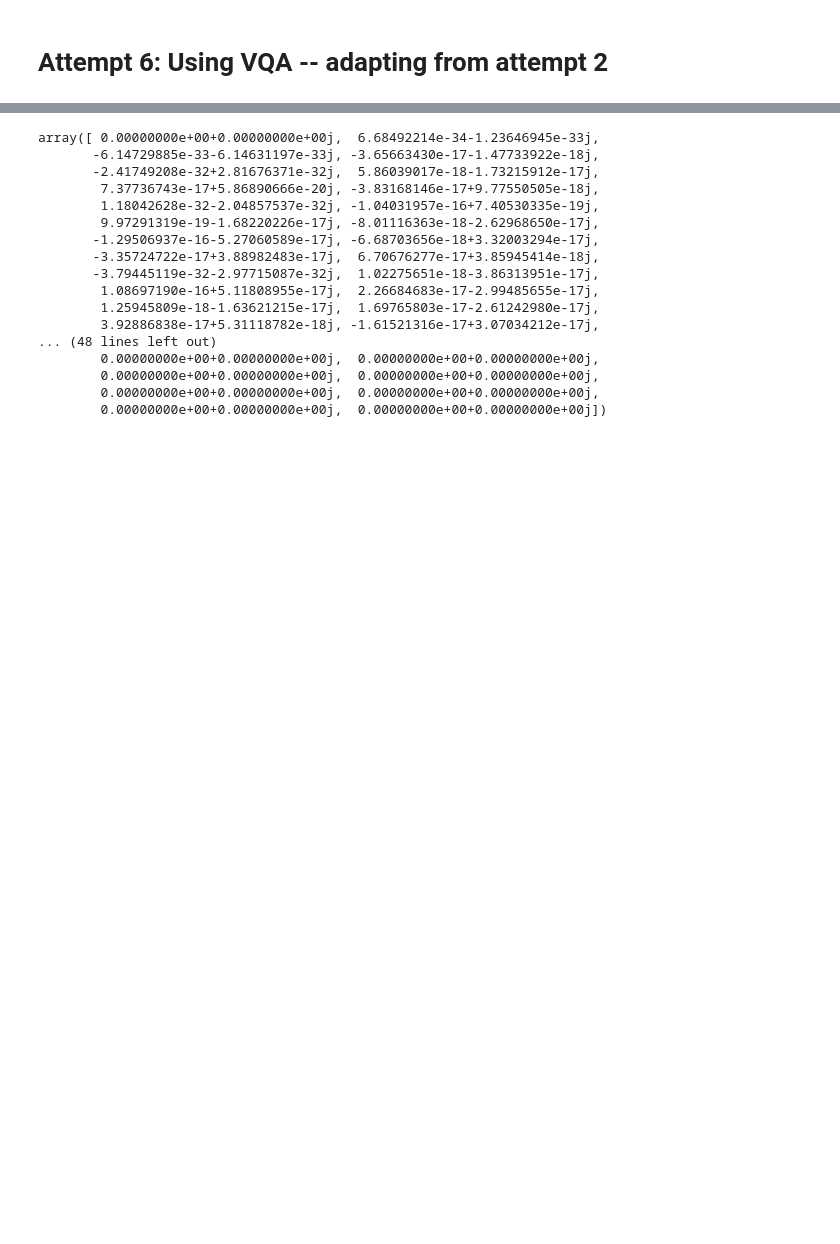
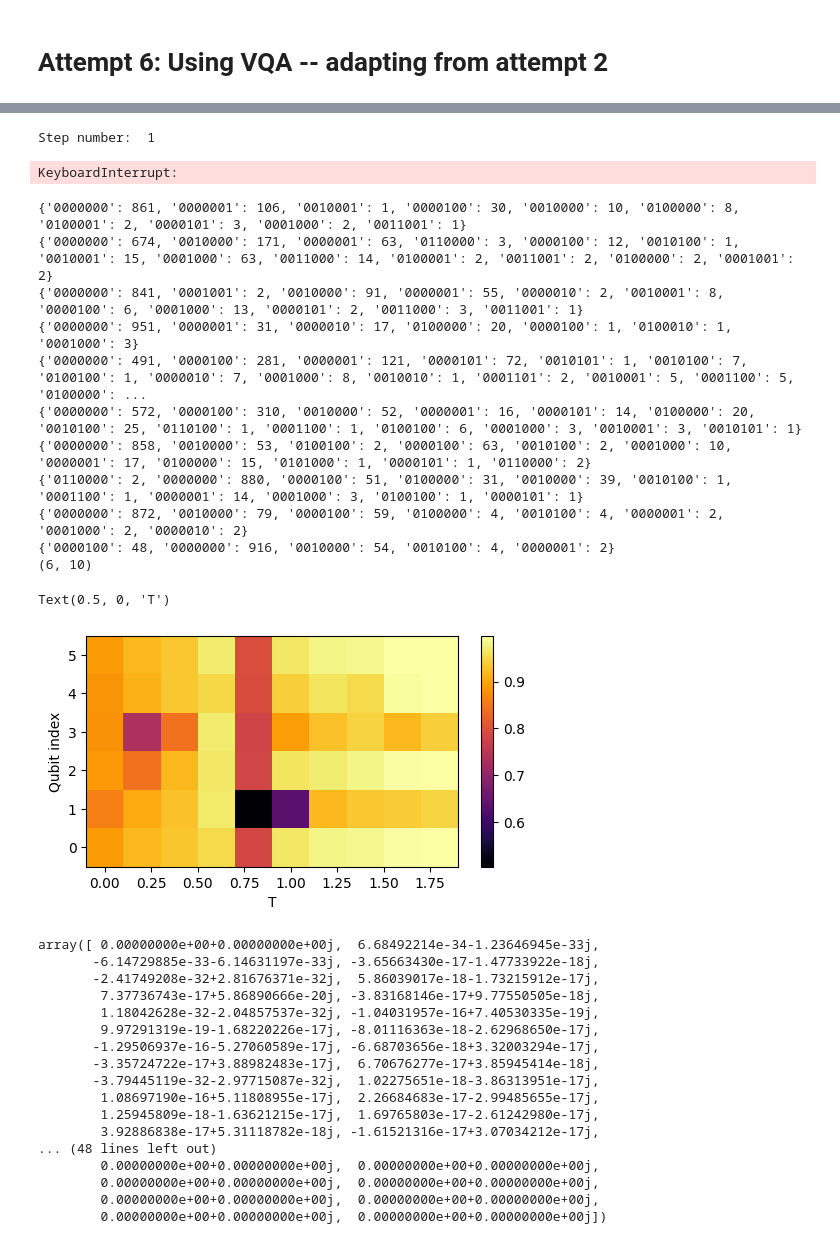
Before and after one commit to syralie/qsim-condensed-matter, a Jupyter notebook: NHSE-copy.ipynb, the cells around one changed output, grey strips where cells are left out. Saved outputs shown, nothing was run; the diff lists cells and outputs as text; code cells hidden in the pictures; blank space fills up the shorter version.

```diff
--- a/NHSE-copy.ipynb
+++ b/NHSE-copy.ipynb
@@ -593,0 +326,3 @@ Text(0.5, 0, 'T')
+# %%
+def cost_function_math(params, n_steps):
+    return 1 - np.abs(np.vdot(variational_circuit_mathematical(params), target_states[n_steps]))
@@ -593,0 +390,3 @@ Text(0.5, 0, 'T')
+# %%
+params0 = np.array([0.0 for i in range(((N+1) + (N * 2 * 8)) * 3)])
+bounds = tuple([(0.0, np.pi) if i % 3 == 0 else (0.0, 2 * np.pi) for i in range(((N+1) + (N * 2 * 8)) * 3)])
@@ -593,0 +397,2 @@ Text(0.5, 0, 'T')
+# %%
+res = minimize(cost_function_math, params0, args=5, method='L-BFGS-B', bounds=bounds)
@@ -594,3 +445,57 @@ Text(0.5, 0, 'T')
+# %%
+params_dict = {}
+for n_steps in range(1, nb_timesteps + 1):
+    print("Step number: ", n_steps)
+    res = minimize(cost_function_math, params0, args=n_steps, method='L-BFGS-B', options={'ftol': 1E-10, 'gtol': 1E-10, 'maxfun': 100000, 'maxiter': 100000})
+    print(cost_function_math(res.x, n_steps))
+
+    params_dict[n_steps] = res.x
+# %% [output]
+Step number:  1
+KeyboardInterrupt:
+# %%
+res_all_circuits = []
+for n_steps in range(1, nb_timesteps + 1):
+    res, counts = calculate_results(params_dict[n_steps])
+    print(res)
+
+    # create a new row to add to magnetization array
+    row = [0 for _ in range(N)]
+    prob = 0
+    for key, value in res.items():
+
+        prob += value
+        if key[-1] == "0":
+            for i in range(0, N):
+
+                # if the other qubits have a result of 0, then add the probabilities to that qubit
+                if key[i] == '0':
+                    row[N - i - 1] += value
+
+    res_all_circuits += [[x/prob for x in row]]
+
+res_all_circuits = np.array(res_all_circuits)
+
+print(res_all_circuits.T.shape)
+fig = plt.figure(figsize=((nb_timesteps + 2)/2 , N/2), facecolor='white')
+im = plt.pcolormesh([timestep_duration * i for i in range(nb_timesteps)], np.arange(0,N,1), res_all_circuits.T, cmap='inferno')
+fig.colorbar(im)
+plt.ylabel('Qubit index')
+plt.xlabel('T')
+# %% [output]
+{'0000000': 861, '0000001': 106, '0010001': 1, '0000100': 30, '0010000': 10, '0100000': 8, '0100001': 2, '0000101': 3, '0001000': 2, '0011001': 1}
+{'0000000': 674, '0010000': 171, '0000001': 63, '0110000': 3, '0000100': 12, '0010100': 1, '0010001': 15, '0001000': 63, '0011000': 14, '0100001': 2, '0011001': 2, '0100000': 2, '0001001': 2}
+{'0000000': 841, '0001001': 2, '0010000': 91, '0000001': 55, '0000010': 2, '0010001': 8, '0000100': 6, '0001000': 13, '0000101': 2, '0011000': 3, '0011001': 1}
+{'0000000': 951, '0000001': 31, '0000010': 17, '0100000': 20, '0000100': 1, '0100010': 1, '0001000': 3}
+{'0000000': 491, '0000100': 281, '0000001': 121, '0000101': 72, '0010101': 1, '0010100': 7, '0100100': 1, '0000010': 7, '0001000': 8, '0010010': 1, '0001101': 2, '0010001': 5, '0001100': 5, '0100000': ...
+{'0000000': 572, '0000100': 310, '0010000': 52, '0000001': 16, '0000101': 14, '0100000': 20, '0010100': 25, '0110100': 1, '0001100': 1, '0100100': 6, '0001000': 3, '0010001': 3, '0010101': 1}
+{'0000000': 858, '0010000': 53, '0100100': 2, '0000100': 63, '0010100': 2, '0001000': 10, '0000001': 17, '0100000': 15, '0101000': 1, '0000101': 1, '0110000': 2}
+{'0110000': 2, '0000000': 880, '0000100': 51, '0100000': 31, '0010000': 39, '0010100': 1, '0001100': 1, '0000001': 14, '0001000': 3, '0100100': 1, '0000101': 1}
+{'0000000': 872, '0010000': 79, '0000100': 59, '0100000': 4, '0010100': 4, '0000001': 2, '0001000': 2, '0000010': 2}
+{'0000100': 48, '0000000': 916, '0010000': 54, '0010100': 4, '0000001': 2}
+(6, 10)
+Text(0.5, 0, 'T')
+[figure, added]
 # %%
 np.matmul(np.linalg.matrix_power(projection_matrix @ matrix, 1), initial_vector).T[0]
 # %% [output]
```
Also changed, not shown: parts of 67 cells of this notebook.
